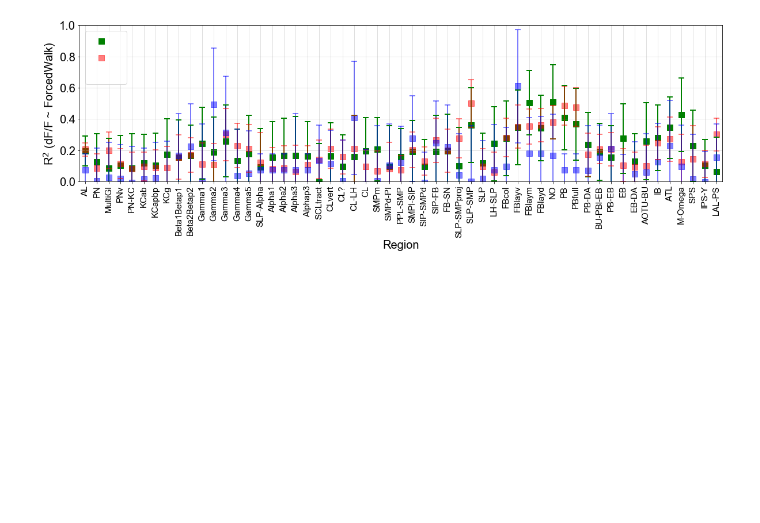
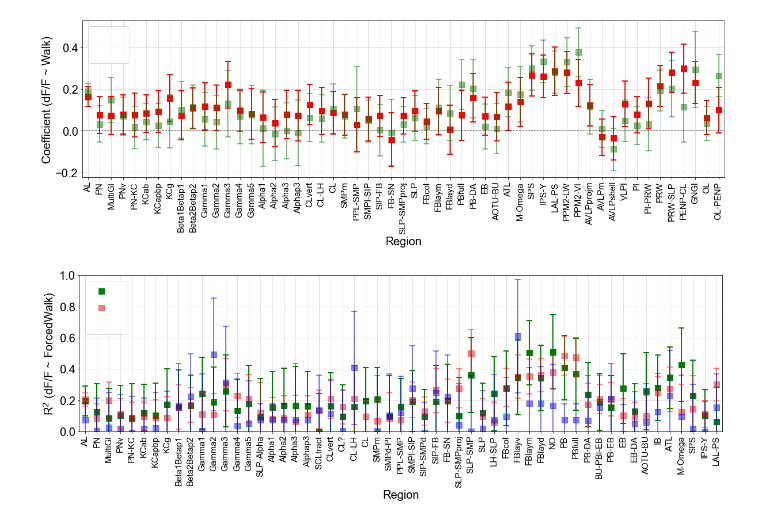
Before and after one commit to sophie63/Aimon2022, a Jupyter notebook: Figure7Plot_Stats.ipynb, the cells around one changed output. Saved outputs shown, nothing was run; the diff lists cells and outputs as text; code cells hidden in the pictures; blank space fills up the shorter version.

```diff
--- a/Figure7Plot_Stats.ipynb
+++ b/Figure7Plot_Stats.ipynb
@@ -231,3 +259,82 @@ plt.savefig('Z:\GrunwaldKadow_group\Sophie\WalkProject\Figures\Figure7\Fig7R2For
+# %%
+fig, ax = plt.subplots(figsize=(20, 5))
+plt.rcParams["font.family"] = "Arial"
+plt.rcParams["font.size"] = 20
+
+
+lin_reg = smf.ols(formula="CoefForcedWalk ~ CompID+UAS", data=Compdf).fit()
+offset = lambda p: transforms.ScaledTranslation(p/72.,0, plt.gcf().dpi_scale_trans)
+trans = plt.gca().transData
+err_series = lin_reg.params - lin_reg.conf_int(alpha=0.05)[0]
+err_seriesgsum=[(a+err_series[0]) for a in err_series]
+err_seriesgsum[0]=err_series[0]
+coef_series=lin_reg.params.values[L2]
+coef_series=coef_series+lin_reg.params.values[0]
+coef_series[0]=lin_reg.params.values[0]
+
+coef_df = pd.DataFrame({'coef': coef_series,
+                         'err': np.array(err_seriesgsum)[L2.astype(int)],
+                        #'err': np.array(err_seriesgsum)[L2],
+                        'varname': err_series.index.values[L2]
+                       })
+
+coef_df.plot(x='varname', y='coef', kind='bar',
+            ax=ax, color='none', alpha=0,
+            yerr='err',
+            error_kw=dict(ecolor='r', lw=2, capsize=5, capthick=2,transform=trans+offset(0)),
+            label='')
+
+plt.xlabel('Region',fontsize=20)
+plt.ylabel('Coefficient (dF/F ~ Walk)',fontsize=20)
+
+ax.scatter(x=pd.np.arange(coef_df.shape[0]),
+          marker='s', s=120,transform=trans+offset(0),
+          y=coef_df['coef'], color='r',label="Mixed model for fly ID")
+
+
+lin_reg = smf.ols(formula="CoefWalk ~ CompID+UAS", data=Compdf).fit()
+offset = lambda p: transforms.ScaledTranslation(p/72.,0, plt.gcf().dpi_scale_trans)
+trans = plt.gca().transData
+err_series = lin_reg.params - lin_reg.conf_int(alpha=0.05)[0]
+err_seriesgsum=[(a+err_series[0]) for a in err_series]
+err_seriesgsum[0]=err_series[0]
+coef_series=lin_reg.params.values[L2]
+coef_series=coef_series+lin_reg.params.values[0]
+coef_series[0]=lin_reg.params.values[0]
+
+coef_df = pd.DataFrame({'coef': coef_series,
+                         'err': np.array(err_seriesgsum)[L2.astype(int)],
+                        #'err': np.array(err_seriesgsum)[L2],
+                        'varname': err_series.index.values[L2]
+                       })
+
+coef_df.plot(x='varname', y='coef', kind='bar',
+            ax=ax, color='none', alpha=0,
+            yerr='err',
+            error_kw=dict(ecolor='g', lw=2, capsize=5, capthick=2,transform=trans+offset(0),alpha=0.5),
+            label='')
+
+plt.xlabel('Region',fontsize=20)
+#plt.ylabel('R$^2$ (dF/F ~ ForcedWalk)',fontsize=20)
+
+ax.scatter(x=pd.np.arange(coef_df.shape[0]),
+          marker='s', s=120,transform=trans+offset(0),
+          y=coef_df['coef'], color='g',alpha=0.5,label="Mixed model for fly ID")
+
+
+
+plt.grid(b=None)
+_ = ax.set_xticklabels(NewCompOrderList,
+                      rotation=90, fontsize=15)
+ax.grid(True,alpha=0.5)
+ax.axhline(y=0, linestyle='--', color='black', linewidth=1)
+
+ax.grid(True,alpha=0.5)
+plt.savefig('C:\\Users\\Soso\\Desktop\\Fig7e.svg')
+#ax.set_xticks([])
+#ax.set_yticks([])
+# %% [output]
+[figure, added]
 # %%
 fig, ax = plt.subplots(figsize=(20, 5))
 plt.rcParams["font.family"] = "Arial"
```
Also changed, not shown: parts of 11 cells of this notebook, 41 other files.
